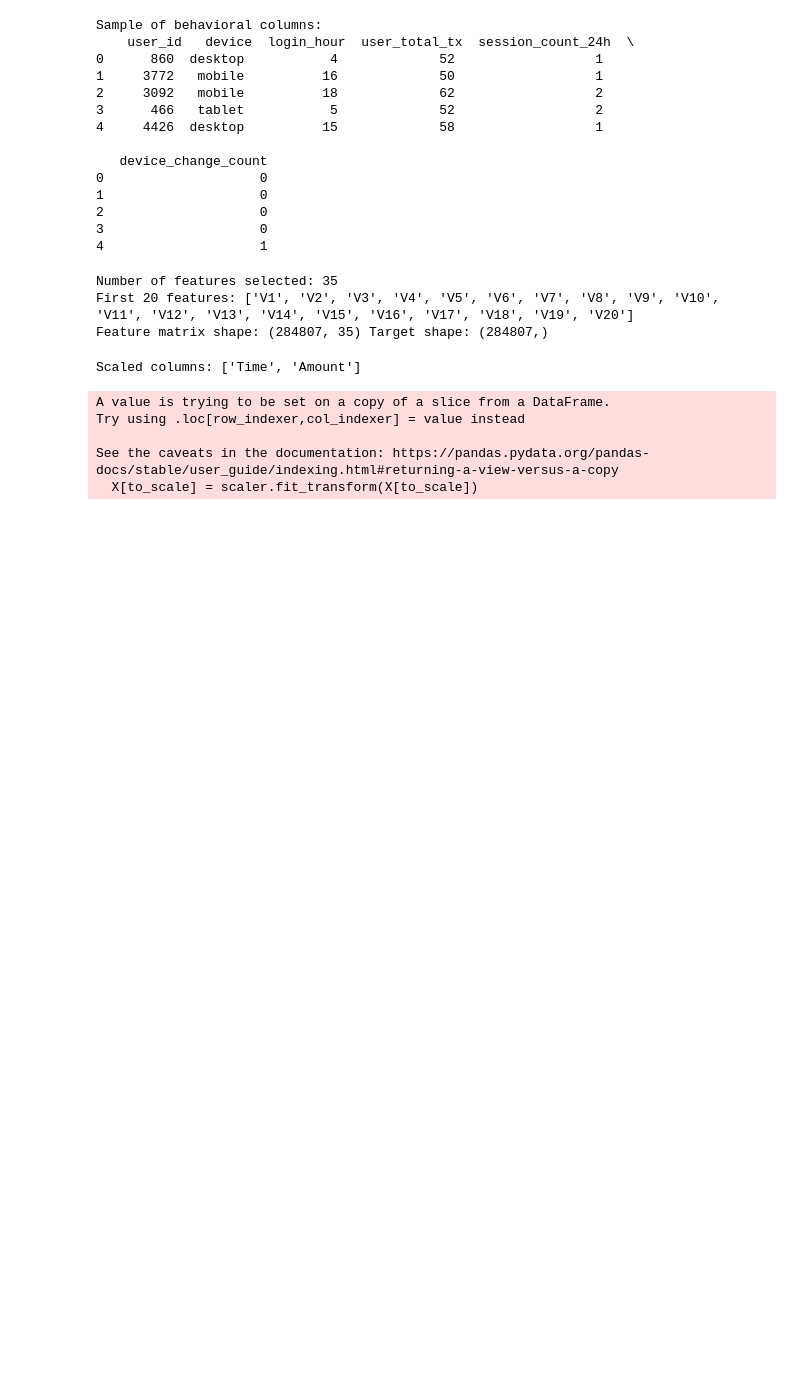
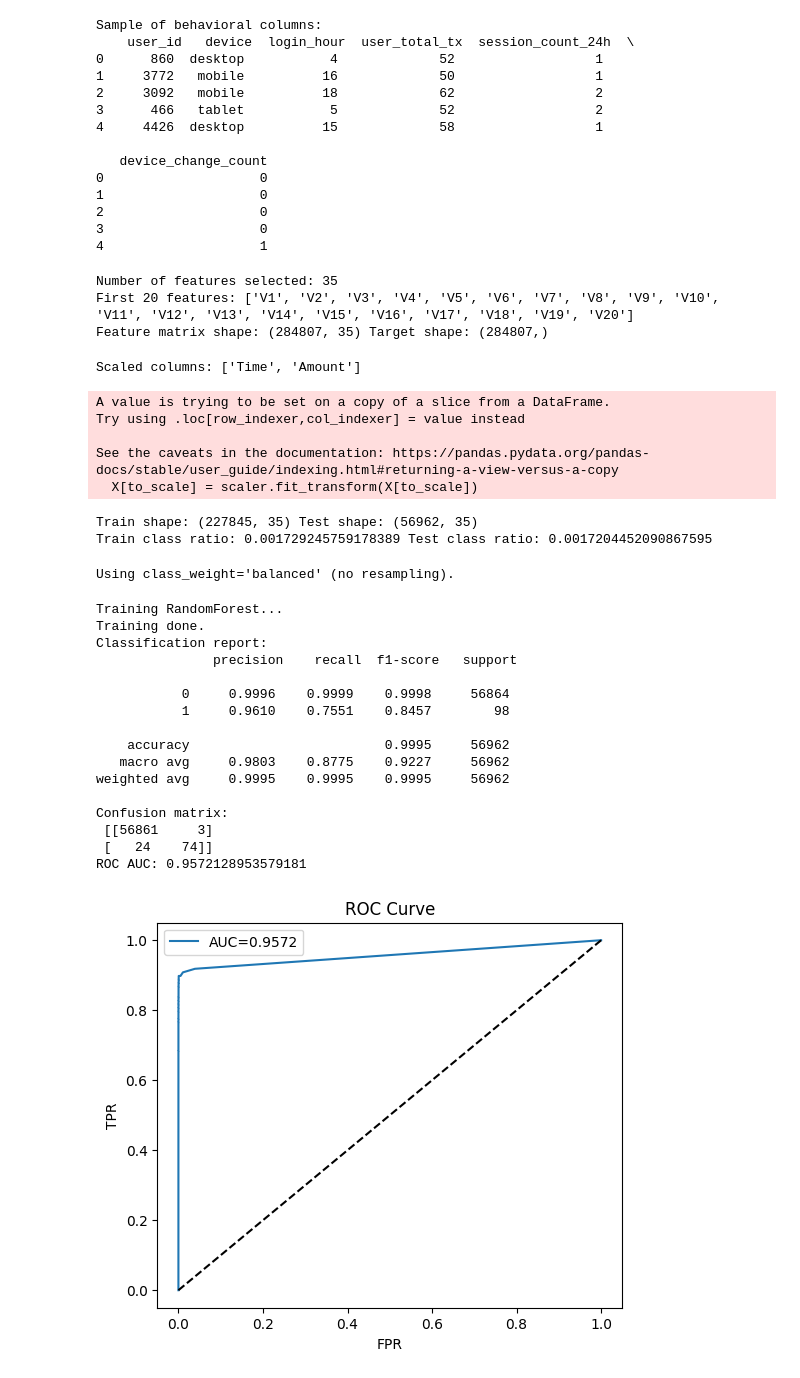
Before and after one commit to Shashwat-Ovhal/credit-card-fraud-detection-behavioral-augmentation, a Jupyter notebook: Notebook/Credit_Card_Fraud__Detection.ipynb, the cells around one changed output. Drawn from its saved outputs; the diff is of its cells as text; code cells hidden in the pictures; blank space fills up the shorter version.

```diff
--- a/Notebook/Credit_Card_Fraud__Detection.ipynb
+++ b/Notebook/Credit_Card_Fraud__Detection.ipynb
@@ -150,3 +150,74 @@ Try using .loc[row_indexer,col_indexer] = value instead
 
 See the caveats in the documentation: https://pandas.pydata.org/pandas-docs/stable/user_guide/indexing.html#returning-a-view-versus-a-copy
   X[to_scale] = scaler.fit_transform(X[to_scale])
+# %%
+# train/test split
+X_train, X_test, y_train, y_test = train_test_split(
+    X, y, test_size=0.2, random_state=42, stratify=y
+)
+print("Train shape:", X_train.shape, "Test shape:", X_test.shape)
+print("Train class ratio:", y_train.mean(), "Test class ratio:", y_test.mean())
+# %% [output]
+Train shape: (227845, 35) Test shape: (56962, 35)
+Train class ratio: 0.001729245759178389 Test class ratio: 0.0017204452090867595
+# %%
+# Sampling strategy toggle
+USE_SMOTE = False   # <-- set True to use SMOTE oversampling (may increase memory/time)
+SMOTE_PROPORTION = 0.1  # if SMOTE, minority will be this fraction of majority (0.1 = 10%)
+
+if USE_SMOTE:
+    print("Using SMOTE. This may increase dataset size.")
+    sm = SMOTE(sampling_strategy=SMOTE_PROPORTION, random_state=42)
+    X_train_res, y_train_res = sm.fit_resample(X_train, y_train)
+    print("After SMOTE, X_train_res shape:", X_train_res.shape, "pos ratio:", y_train_res.mean())
+else:
+    print("Using class_weight='balanced' (no resampling).")
+    X_train_res, y_train_res = X_train, y_train
+# %% [output]
+Using class_weight='balanced' (no resampling).
+# %%
+# train & evaluate
+clf = RandomForestClassifier(
+    n_estimators=200,
+    random_state=42,
+    n_jobs=-1,
+    class_weight='balanced' if not USE_SMOTE else None
+)
+
+print("Training RandomForest...")
+clf.fit(X_train_res, y_train_res)
+print("Training done.")
+
+# Predictions and metrics
+y_pred = clf.predict(X_test)
+y_proba = clf.predict_proba(X_test)[:,1]
+
+print("Classification report:\n", classification_report(y_test, y_pred, digits=4))
+print("Confusion matrix:\n", confusion_matrix(y_test, y_pred))
+print("ROC AUC:", roc_auc_score(y_test, y_proba))
+
+# ROC plot
+fpr, tpr, _ = roc_curve(y_test, y_proba)
+plt.figure(figsize=(6,5))
+plt.plot(fpr, tpr, label=f"AUC={roc_auc_score(y_test,y_proba):.4f}")
+plt.plot([0,1],[0,1],'k--')
+plt.xlabel("FPR"); plt.ylabel("TPR"); plt.title("ROC Curve"); plt.legend()
+plt.show()
+# %% [output]
+Training RandomForest...
+Training done.
+Classification report:
+               precision    recall  f1-score   support
+
+           0     0.9996    0.9999    0.9998     56864
+           1     0.9610    0.7551    0.8457        98
+
+    accuracy                         0.9995     56962
+   macro avg     0.9803    0.8775    0.9227     56962
+weighted avg     0.9995    0.9995    0.9995     56962
+
+Confusion matrix:
+ [[56861     3]
+ [   24    74]]
+ROC AUC: 0.9572128953579181
+[figure, added]
```
Also changed, not shown: parts of 1 cell of this notebook.
